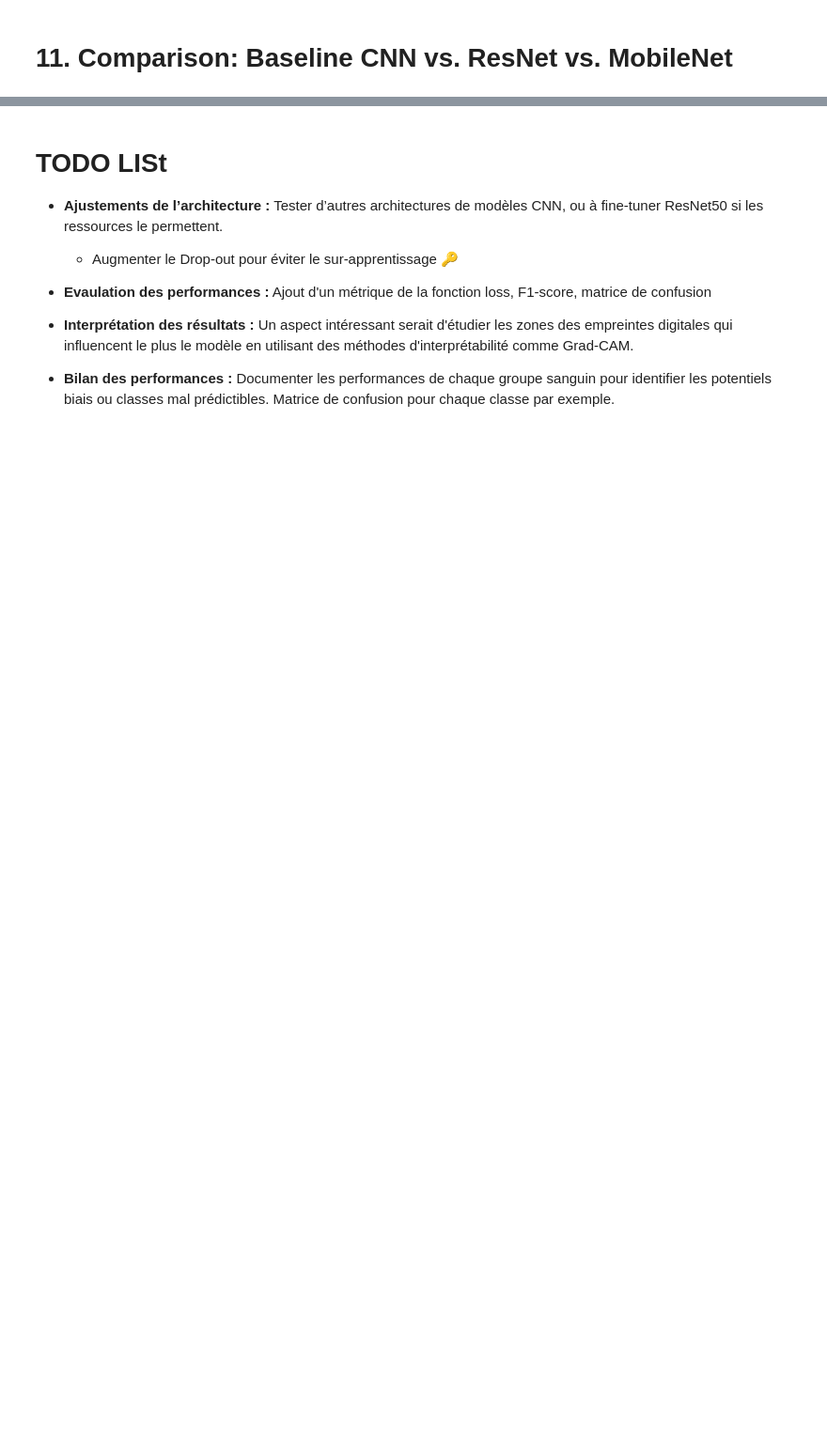
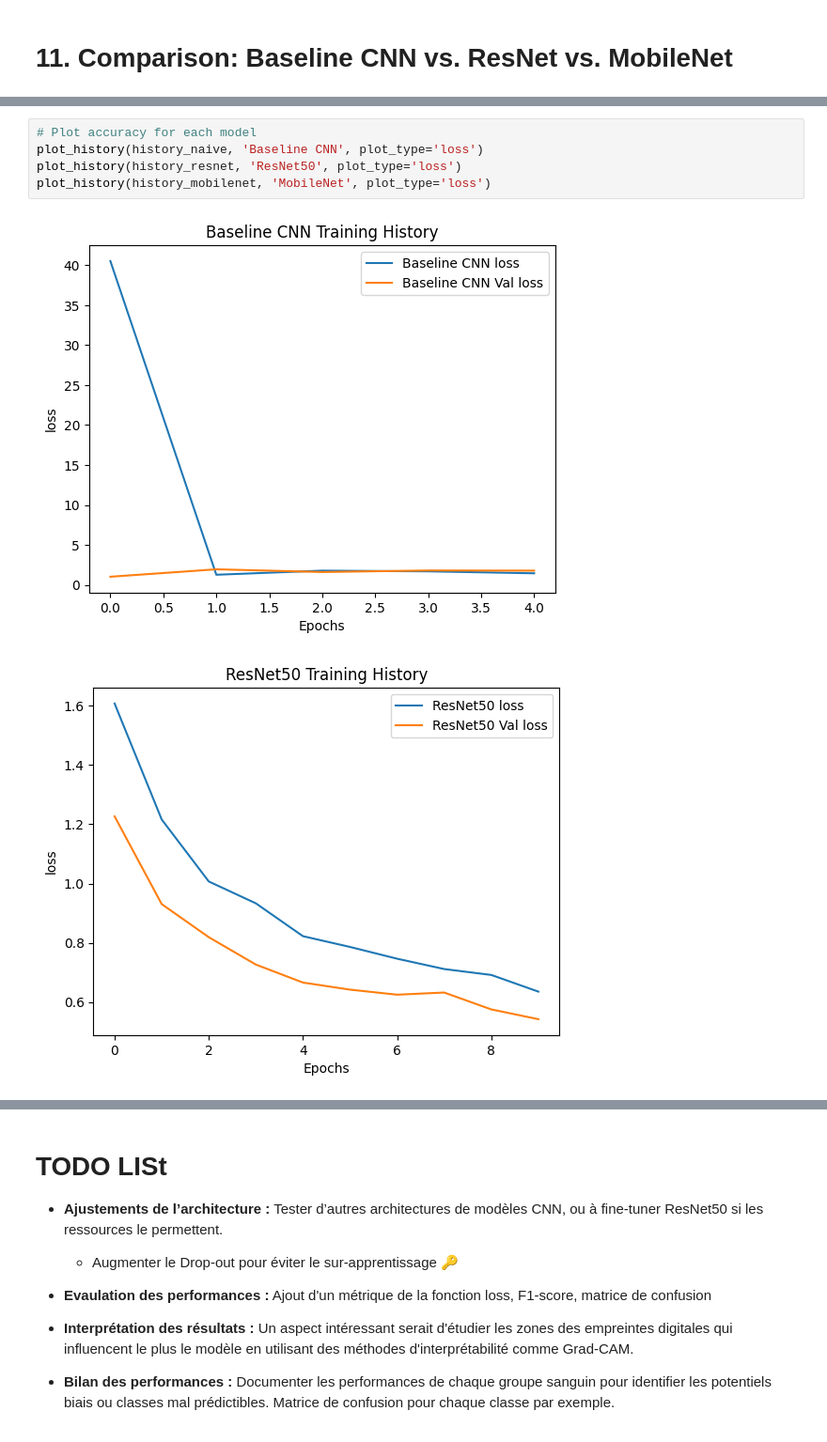
Before and after one commit to youcef-benmohammed/blood.group.detection, a Jupyter notebook: blood_group_detection_using_image_processing_and_deeplearning.ipynb, the cells around one changed output, grey strips where cells are left out. Shown at 94% size. Drawn from its saved outputs; the diff is of its cells as text; blank space fills up the shorter version.

```diff
--- a/blood_group_detection_using_image_processing_and_deeplearning.ipynb
+++ b/blood_group_detection_using_image_processing_and_deeplearning.ipynb
@@ -430,0 +445,8 @@ ValueError: Argument `output` must have rank (ndim) `target.ndim - 1`. Received:
+# %%
+# Plot accuracy for each model
+plot_history(history_naive, 'Baseline CNN', plot_type='loss')
+plot_history(history_resnet, 'ResNet50', plot_type='loss')
+plot_history(history_mobilenet, 'MobileNet', plot_type='loss')
+# %% [output]
+[figure, added]
+[figure, added]
```
Also changed, not shown: parts of 6 cells of this notebook.
